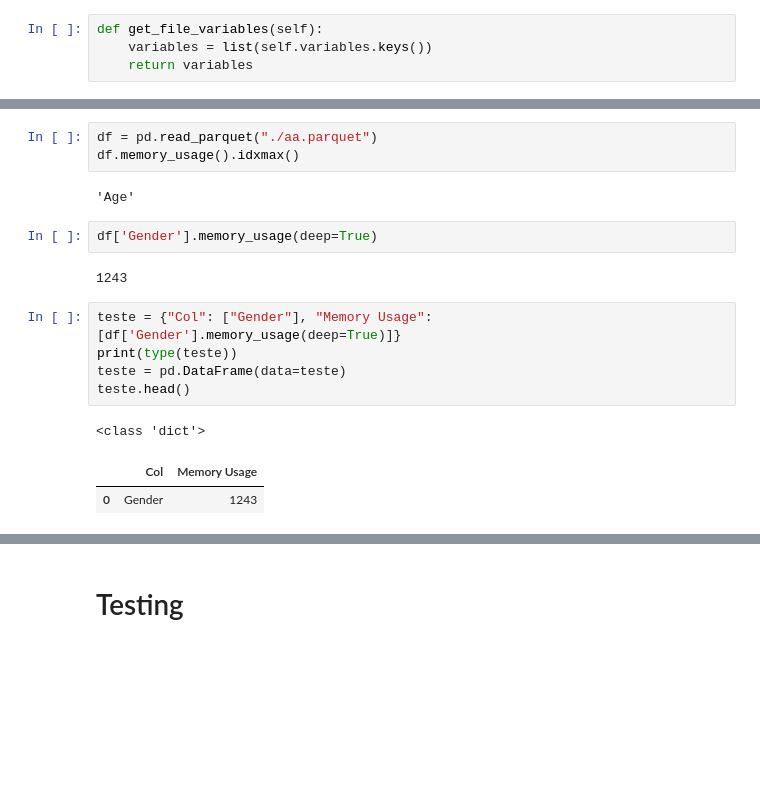
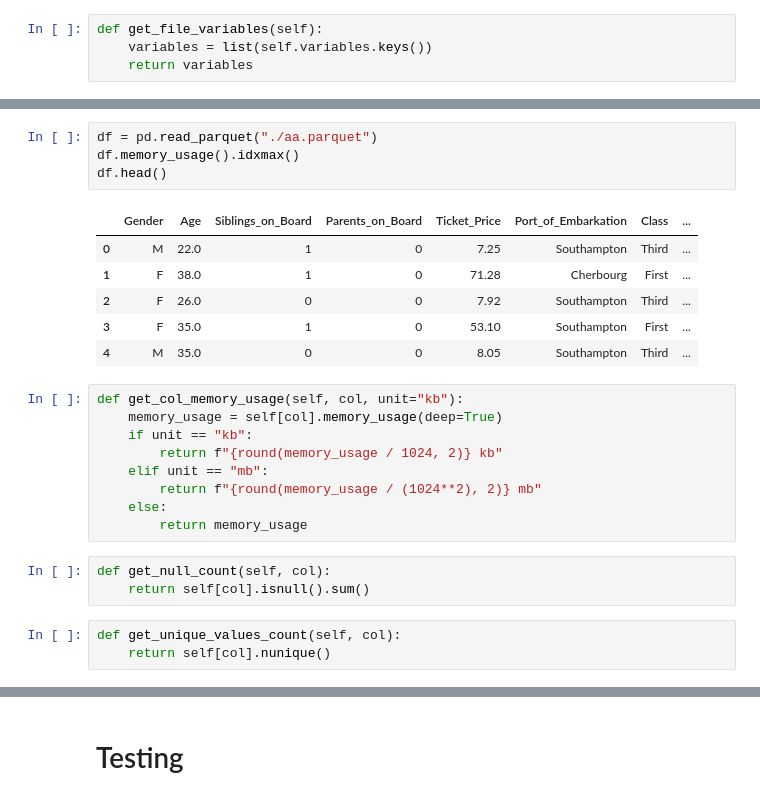
Before and after one commit to Abigor111/SunTzu, a Jupyter notebook: examples/MetadataFunctions.ipynb, the cells around one changed output, grey strips where cells are left out. Drawn from its saved outputs; the diff is of its cells as text; blank space fills up the shorter version.

```diff
--- a/examples/MetadataFunctions.ipynb
+++ b/examples/MetadataFunctions.ipynb
@@ -612,18 +733,26 @@ get_file_memory_usage("./aa.parquet")
 # %%
 df = pd.read_parquet("./aa.parquet")
 df.memory_usage().idxmax()
+df.head()
 # %% [output]
-'Age'
+|  | Gender | Age | Siblings_on_Board | Parents_on_Board | Ticket_Price | Port_of_Embarkation | Class | ... |
+| 0 | M | 22.0 | 1 | 0 | 7.25 | Southampton | Third | ... |
+| 1 | F | 38.0 | 1 | 0 | 71.28 | Cherbourg | First | ... |
+| 2 | F | 26.0 | 0 | 0 | 7.92 | Southampton | Third | ... |
+| 3 | F | 35.0 | 1 | 0 | 53.10 | Southampton | First | ... |
+| 4 | M | 35.0 | 0 | 0 | 8.05 | Southampton | Third | ... |
-# %%
-df['Gender'].memory_usage(deep=True)
-# %% [output]
-1243
-# %%
-teste = {"Col": ["Gender"], "Memory Usage": [df['Gender'].memory_usage(deep=True)]}
-print(type(teste))
-teste = pd.DataFrame(data=teste)
-teste.head()
-# %% [output]
-<class 'dict'>
-|  | Col | Memory Usage |
-| 0 | Gender | 1243 |
+# %%
+def get_col_memory_usage(self, col, unit="kb"):
+    memory_usage = self[col].memory_usage(deep=True)
+    if unit == "kb":
+        return f"{round(memory_usage / 1024, 2)} kb"
+    elif unit == "mb":
+        return f"{round(memory_usage / (1024**2), 2)} mb"
+    else:
+        return memory_usage
+# %%
+def get_null_count(self, col):
+    return self[col].isnull().sum()
+# %%
+def get_unique_values_count(self, col):
+    return self[col].nunique()
```
Also changed, not shown: parts of 25 cells of this notebook.
